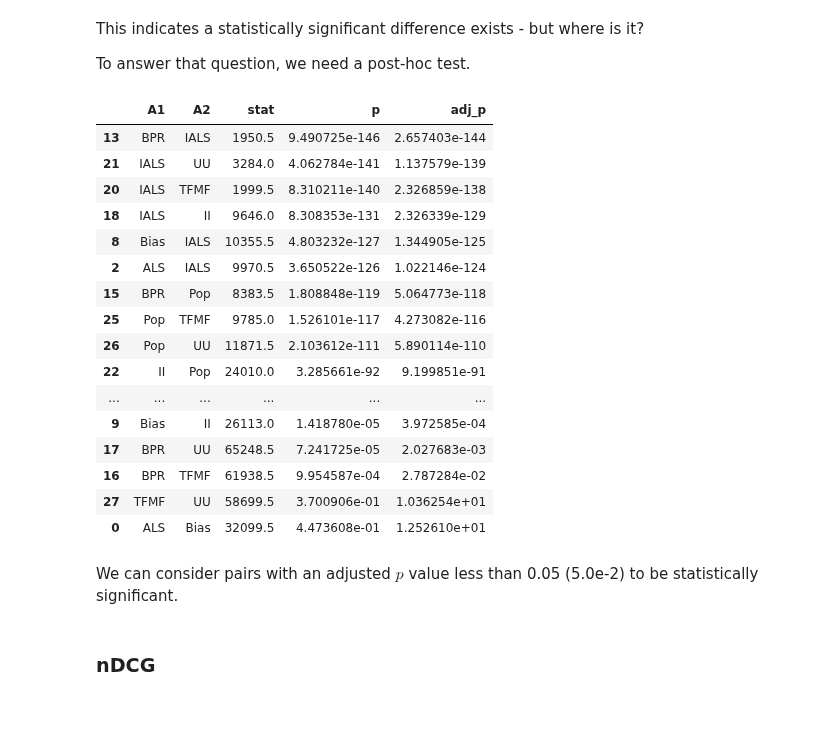
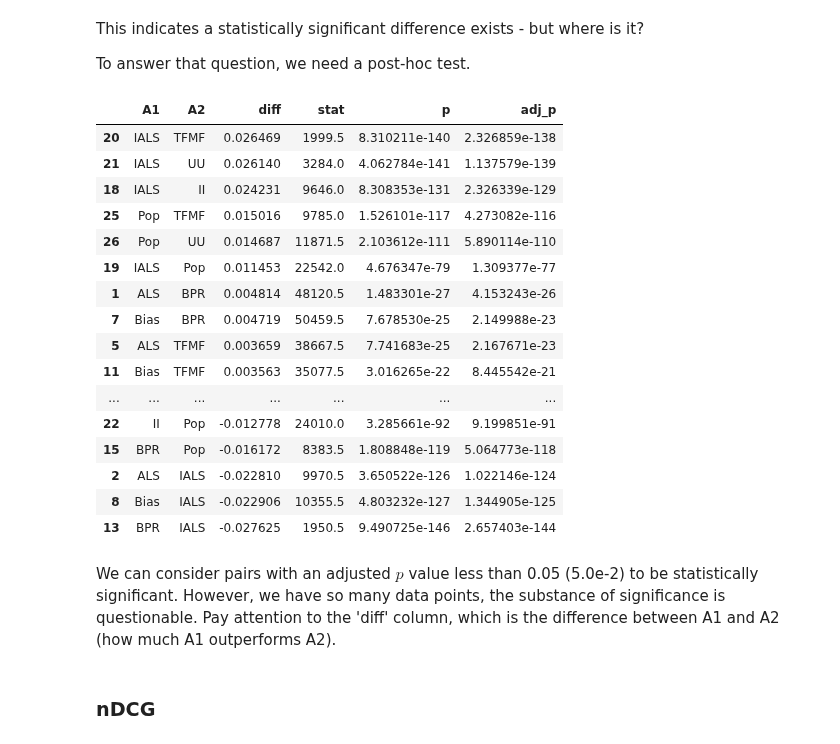
Before and after one commit to lenskit/lk-demo-experiment, a Jupyter notebook: eval-report.ml100k.ipynb, the cells around one changed output. Drawn from its saved outputs; the diff is of its cells as text; code cells hidden in the pictures; blank space fills up the shorter version.

```diff
--- a/eval-report.ml100k.ipynb
+++ b/eval-report.ml100k.ipynb
@@ -86,11 +87,11 @@ preds = []
 for fld in dirs:
     for file in fld.glob("pred-*"):
         pred = pd.read_csv(file, sep=',')
-        pred["dataset"] = fld.name.split("-")[0]
         pred["algorithm"] = fld.name.split("-")[1]
         preds.append(pred)
 
 preds = pd.concat(preds, ignore_index=True)
+preds = preds.astype({'algorithm': 'category'})
 preds.info()
 # %% [output]
 <class 'pandas.core.frame.DataFrame'>
@@ -123,7 +123,7 @@ test = pd.concat(test, ignore_index=True)
 # %% [markdown]
 The topn.RecListAnalysis class computes top-N metrics for recommendation list and takes care of making sure that the recommendations and ground truths are properly matched. Refer to the documentation for detailed explanation of the purpose for the RecListAnalysis class and how the analysis is done - https://lkpy.lenskit.org/en/stable/evaluation/topn-metrics.html
 # %%
-rla = topn.RecListAnalysis()
+rla = topn.RecListAnalysis(progress=tqdm)
 
 rla.add_metric(topn.precision)
 rla.add_metric(topn.recip_rank)
@@ -152,5 +151,3 @@ Since we are analyzing 1 data set, we can drop its index level:
-# %%
-results.reset_index(level='dataset', drop=True, inplace=True)
 # %% [markdown]
 We will reshape the 'results' dataframe by stacking the columns to index and then use the bar chart to visualize the performance of our algorithms with respect to the precision, reciprocal rank and ndcg metrics
 # %%
@@ -190,8 +187,9 @@ def am_wilcox(metric, p_scale = len(pairs)):
     def compute(df):
         vs1 = results.loc[df['A1'], metric]
         vs2 = results.loc[df['A2'], metric]
+        diff = (vs1 - vs2).mean()
         stat, p = wilcoxon(vs1, vs2)
-        return pd.Series({'stat': stat, 'p': p, 'adj_p': p * p_scale})
+        return pd.Series({'diff': diff, 'stat': stat, 'p': p, 'adj_p': p * p_scale})
     scores = pairs.apply(compute, axis=1)
     return pairs.join(scores)
 # %% [markdown]
@@ -207,27 +205,27 @@ This indicates a statistically significant difference exists - but where is it?
 
 To answer that question, we need a post-hoc test.
 # %%
-am_wilcox('precision').sort_values('adj_p')
+am_wilcox('precision').sort_values('diff', ascending=False)
 # %% [output]
-|  | A1 | A2 | stat | p | adj_p |
-| 13 | BPR | IALS | 1950.5 | 9.490725e-146 | 2.657403e-144 |
-| 21 | IALS | UU | 3284.0 | 4.062784e-141 | 1.137579e-139 |
-| 20 | IALS | TFMF | 1999.5 | 8.310211e-140 | 2.326859e-138 |
-| 18 | IALS | II | 9646.0 | 8.308353e-131 | 2.326339e-129 |
-| 8 | Bias | IALS | 10355.5 | 4.803232e-127 | 1.344905e-125 |
-| 2 | ALS | IALS | 9970.5 | 3.650522e-126 | 1.022146e-124 |
-| 15 | BPR | Pop | 8383.5 | 1.808848e-119 | 5.064773e-118 |
-| 25 | Pop | TFMF | 9785.0 | 1.526101e-117 | 4.273082e-116 |
-| 26 | Pop | UU | 11871.5 | 2.103612e-111 | 5.890114e-110 |
-| 22 | II | Pop | 24010.0 | 3.285661e-92 | 9.199851e-91 |
-| ... | ... | ... | ... | ... | ... |
-| 9 | Bias | II | 26113.0 | 1.418780e-05 | 3.972585e-04 |
-| 17 | BPR | UU | 65248.5 | 7.241725e-05 | 2.027683e-03 |
-| 16 | BPR | TFMF | 61938.5 | 9.954587e-04 | 2.787284e-02 |
-| 27 | TFMF | UU | 58699.5 | 3.700906e-01 | 1.036254e+01 |
-| 0 | ALS | Bias | 32099.5 | 4.473608e-01 | 1.252610e+01 |
+|  | A1 | A2 | diff | stat | p | adj_p |
+| 20 | IALS | TFMF | 0.026469 | 1999.5 | 8.310211e-140 | 2.326859e-138 |
+| 21 | IALS | UU | 0.026140 | 3284.0 | 4.062784e-141 | 1.137579e-139 |
+| 18 | IALS | II | 0.024231 | 9646.0 | 8.308353e-131 | 2.326339e-129 |
+| 25 | Pop | TFMF | 0.015016 | 9785.0 | 1.526101e-117 | 4.273082e-116 |
+| 26 | Pop | UU | 0.014687 | 11871.5 | 2.103612e-111 | 5.890114e-110 |
+| 19 | IALS | Pop | 0.011453 | 22542.0 | 4.676347e-79 | 1.309377e-77 |
+| 1 | ALS | BPR | 0.004814 | 48120.5 | 1.483301e-27 | 4.153243e-26 |
+| 7 | Bias | BPR | 0.004719 | 50459.5 | 7.678530e-25 | 2.149988e-23 |
+| 5 | ALS | TFMF | 0.003659 | 38667.5 | 7.741683e-25 | 2.167671e-23 |
+| 11 | Bias | TFMF | 0.003563 | 35077.5 | 3.016265e-22 | 8.445542e-21 |
+| ... | ... | ... | ... | ... | ... | ... |
+| 22 | II | Pop | -0.012778 | 24010.0 | 3.285661e-92 | 9.199851e-91 |
+| 15 | BPR | Pop | -0.016172 | 8383.5 | 1.808848e-119 | 5.064773e-118 |
+| 2 | ALS | IALS | -0.022810 | 9970.5 | 3.650522e-126 | 1.022146e-124 |
+| 8 | Bias | IALS | -0.022906 | 10355.5 | 4.803232e-127 | 1.344905e-125 |
+| 13 | BPR | IALS | -0.027625 | 1950.5 | 9.490725e-146 | 2.657403e-144 |
 # %% [markdown]
-We can consider pairs with an adjusted $p$ value less than 0.05 (5.0e-2) to be statistically significant.
+We can consider pairs with an adjusted $p$ value less than 0.05 (5.0e-2) to be statistically significant.  However, we have so many data points, the substance of significance is questionable.  Pay attention to the 'diff' column, which is the difference between A1 and A2 (how much A1 outperforms A2).
 # %% [markdown]
 ### nDCG
 # %% [markdown]
```
Also changed, not shown: parts of 9 cells of this notebook, 3 other files.
